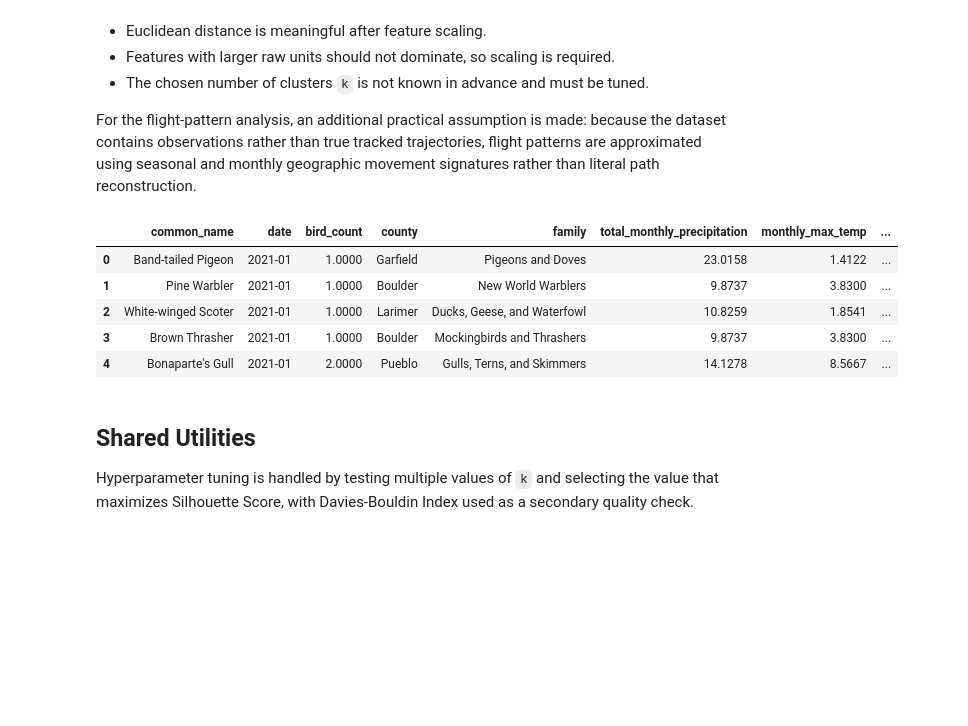
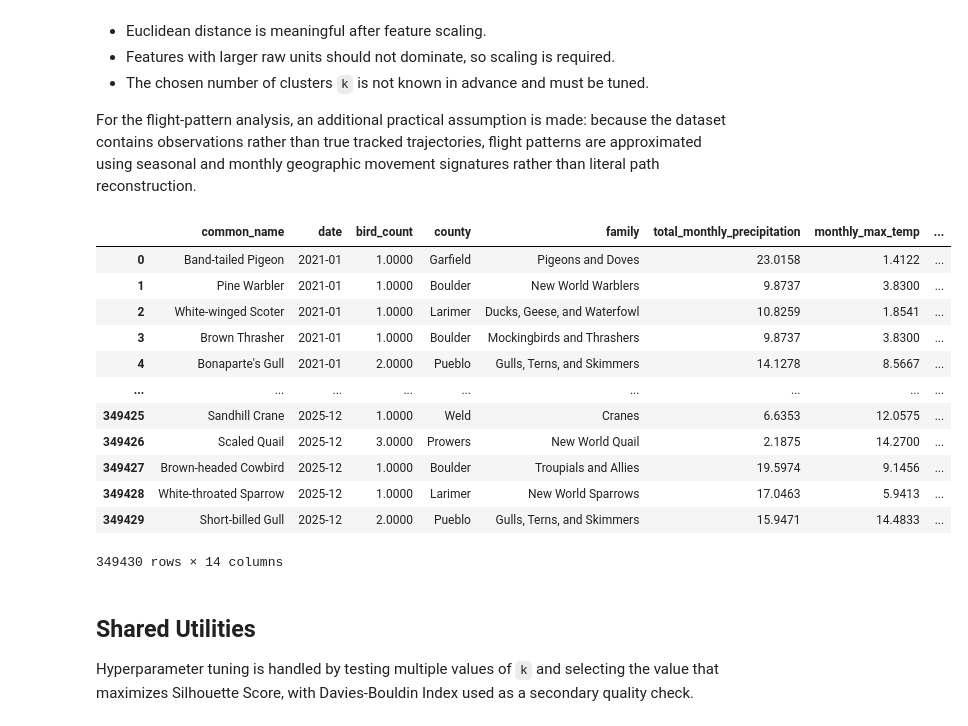
Before and after one commit to Kaxlow/where-the-birds-sing, a Jupyter notebook: src/clustering-analysis.ipynb, the cells around one changed output. Cells and saved outputs as stored; diff of their text form; code cells hidden in the pictures; blank space fills up the shorter version.

Commit message:
Notebook now always reads birdsong_df from .csv file. Changed how 'month' was computed for the model for question 10.

```diff
--- a/src/clustering-analysis.ipynb
+++ b/src/clustering-analysis.ipynb
@@ -50,19 +50,22 @@ pd.set_option('display.max_columns', 100)
 pd.set_option('display.float_format', lambda x: f'{x:,.4f}')
 sns.set_theme(style='whitegrid', context='talk')
 # %%
-# Use the in-memory DataFrame when it already exists; otherwise fall back to the saved CSV.
-if 'birdsong_df' not in globals():
-    birdsong_df = pd.read_csv('..\\data\\birdsong.csv')
-
-birdsong_df = birdsong_df.copy()
-birdsong_df.head()
+birdsong_df = pd.read_csv('..\\data\\birdsong.csv')
+birdsong_df
 # %% [output]
 |  | common_name | date | bird_count | county | family | total_monthly_precipitation | monthly_max_temp | ... |
 | 0 | Band-tailed Pigeon | 2021-01 | 1.0000 | Garfield | Pigeons and Doves | 23.0158 | 1.4122 | ... |
 | 1 | Pine Warbler | 2021-01 | 1.0000 | Boulder | New World Warblers | 9.8737 | 3.8300 | ... |
 | 2 | White-winged Scoter | 2021-01 | 1.0000 | Larimer | Ducks, Geese, and Waterfowl | 10.8259 | 1.8541 | ... |
 | 3 | Brown Thrasher | 2021-01 | 1.0000 | Boulder | Mockingbirds and Thrashers | 9.8737 | 3.8300 | ... |
 | 4 | Bonaparte's Gull | 2021-01 | 2.0000 | Pueblo | Gulls, Terns, and Skimmers | 14.1278 | 8.5667 | ... |
+| ... | ... | ... | ... | ... | ... | ... | ... | ... |
+| 349425 | Sandhill Crane | 2025-12 | 1.0000 | Weld | Cranes | 6.6353 | 12.0575 | ... |
+| 349426 | Scaled Quail | 2025-12 | 3.0000 | Prowers | New World Quail | 2.1875 | 14.2700 | ... |
+| 349427 | Brown-headed Cowbird | 2025-12 | 1.0000 | Boulder | Troupials and Allies | 19.5974 | 9.1456 | ... |
+| 349428 | White-throated Sparrow | 2025-12 | 1.0000 | Larimer | New World Sparrows | 17.0463 | 5.9413 | ... |
+| 349429 | Short-billed Gull | 2025-12 | 2.0000 | Pueblo | Gulls, Terns, and Skimmers | 15.9471 | 14.4833 | ... |
+349430 rows × 14 columns
 # %% [markdown]
 ## Shared Utilities
 
```
